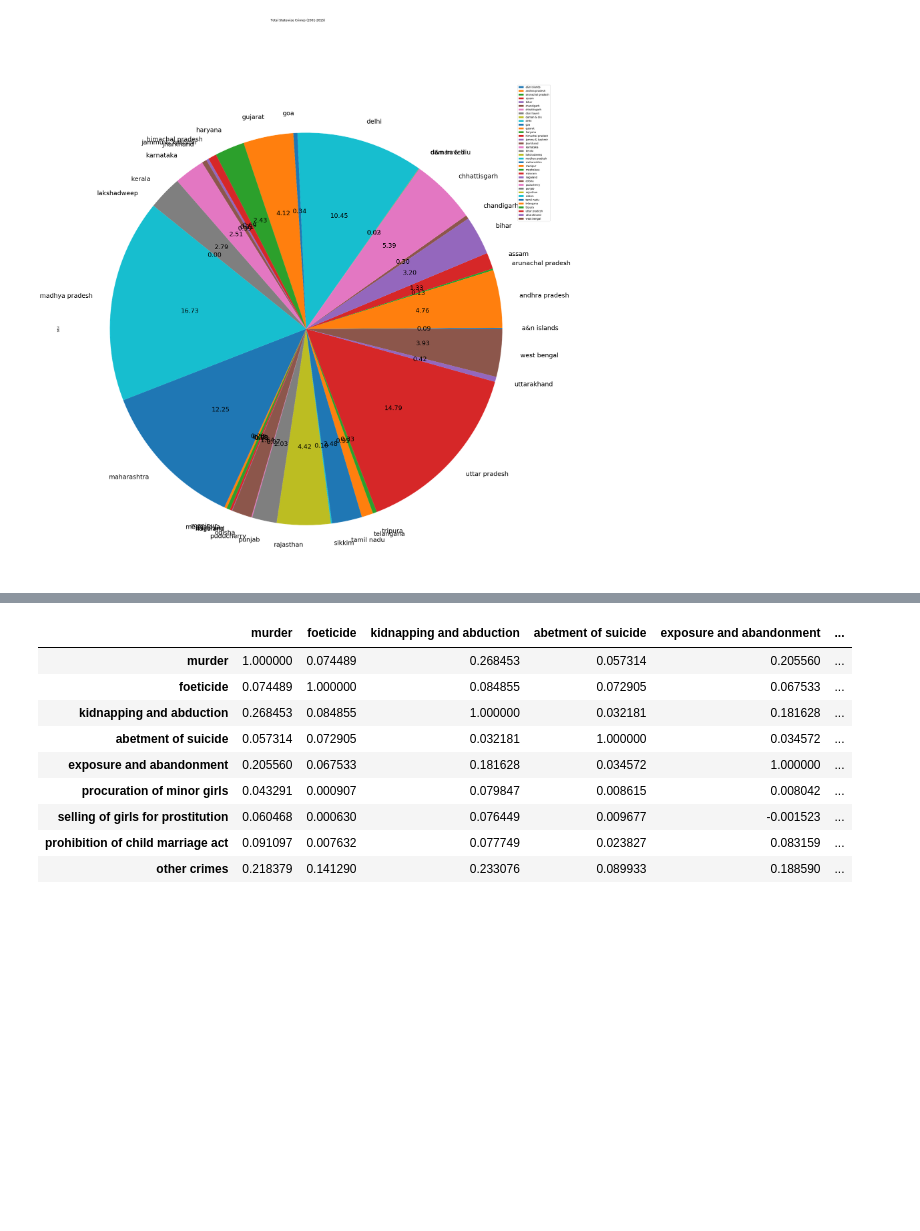
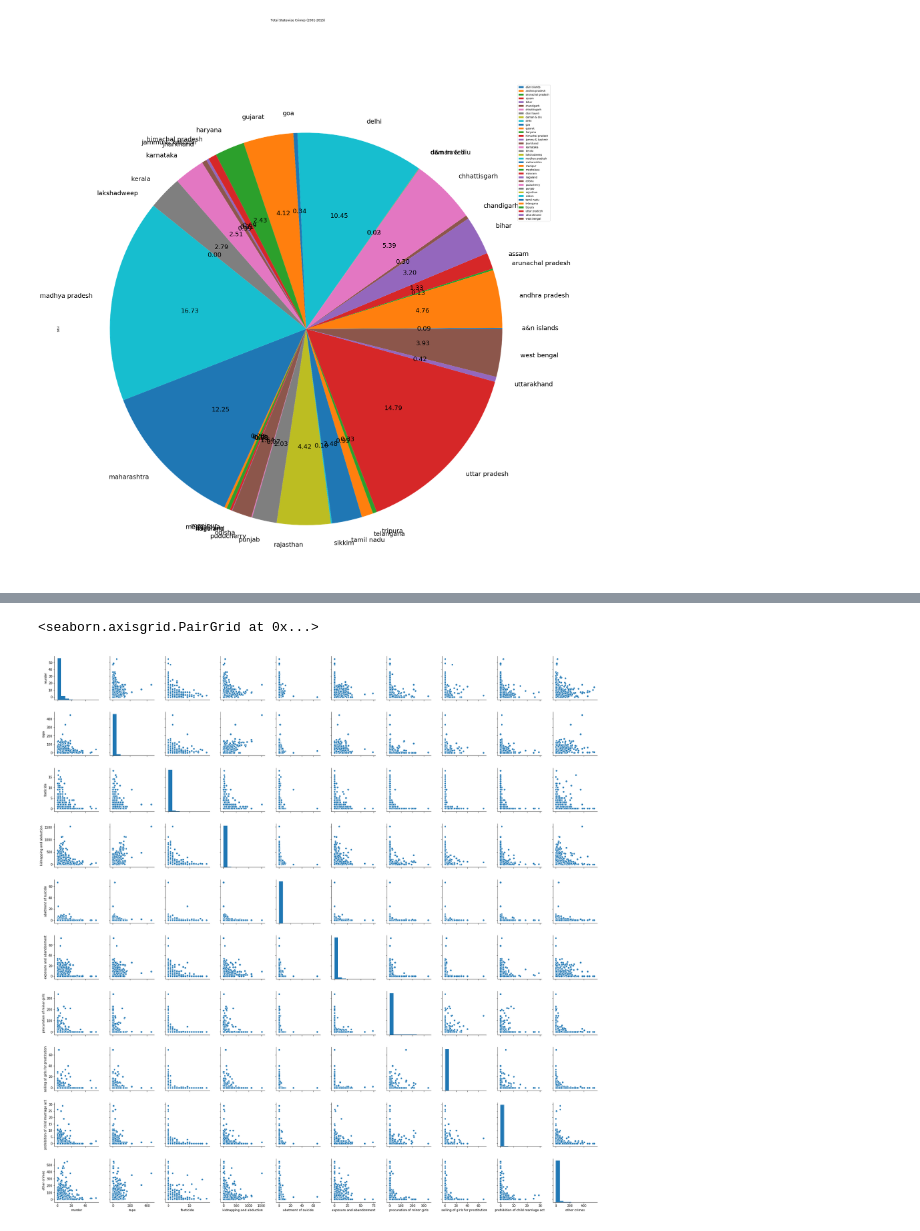
Before and after one commit to rynaa/crime-analysis-report-1, a Jupyter notebook: data_aggregation.ipynb, the cells around one changed output, grey strips where cells are left out. Cells and saved outputs as stored; diff of their text form; code cells hidden in the pictures; blank space fills up the shorter version.

```diff
--- a/data_aggregation.ipynb
+++ b/data_aggregation.ipynb
@@ -226,13 +245,5 @@ df.corr()
 # %%
-df.drop(['total', 'rape'], axis=1).corr()
+sns.pairplot(df.drop(['year', 'total'], axis=1))
 # %% [output]
-|  | murder | foeticide | kidnapping and abduction | abetment of suicide | exposure and abandonment | ... |
-| murder | 1.000000 | 0.074489 | 0.268453 | 0.057314 | 0.205560 | ... |
-| foeticide | 0.074489 | 1.000000 | 0.084855 | 0.072905 | 0.067533 | ... |
-| kidnapping and abduction | 0.268453 | 0.084855 | 1.000000 | 0.032181 | 0.181628 | ... |
-| abetment of suicide | 0.057314 | 0.072905 | 0.032181 | 1.000000 | 0.034572 | ... |
-| exposure and abandonment | 0.205560 | 0.067533 | 0.181628 | 0.034572 | 1.000000 | ... |
-| procuration of minor girls | 0.043291 | 0.000907 | 0.079847 | 0.008615 | 0.008042 | ... |
-| selling of girls for prostitution | 0.060468 | 0.000630 | 0.076449 | 0.009677 | -0.001523 | ... |
-| prohibition of child marriage act | 0.091097 | 0.007632 | 0.077749 | 0.023827 | 0.083159 | ... |
-| other crimes | 0.218379 | 0.141290 | 0.233076 | 0.089933 | 0.188590 | ... |
+<seaborn.axisgrid.PairGrid at 0x...>
+[figure, added]
```
Also changed, not shown: parts of 33 cells of this notebook.
